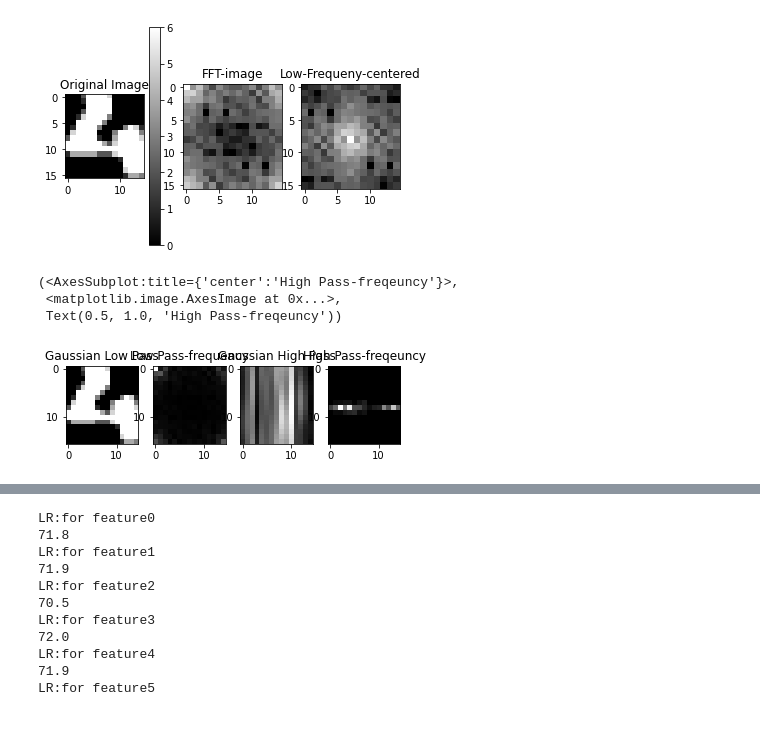
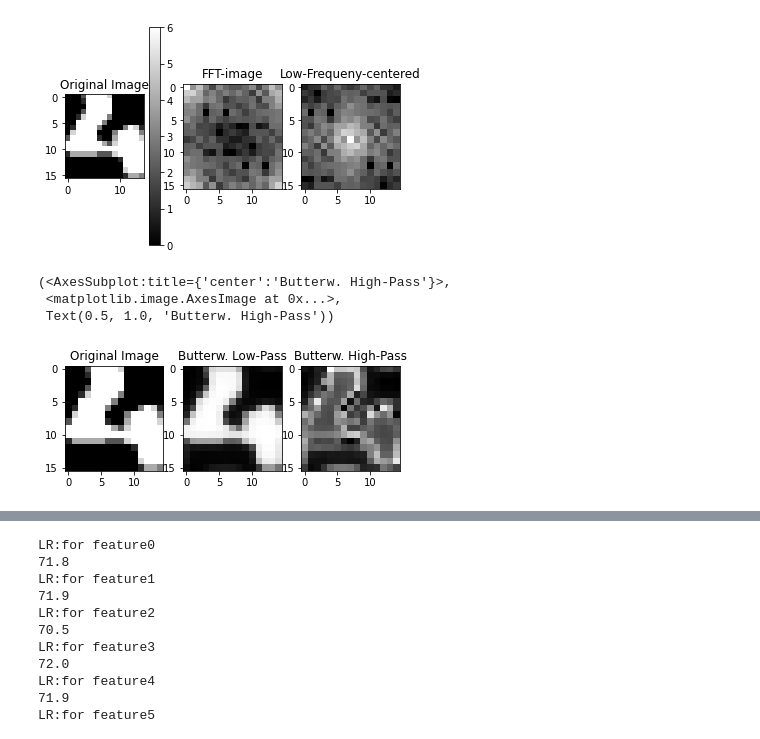
Before and after one commit to karthik-charan/Bio-inspired-handwritten-digit-recognition, a Jupyter notebook: FFT_frequency filtering exploration.ipynb, the cells around one changed output, grey strips where cells are left out. Drawn from its saved outputs; the diff is of its cells as text; code cells hidden in the pictures.

Commit message:
Updates on the frequency filtering exploration, replacing the current filters by butterworth filters and calculating the most useful frequencies for classification

```diff
--- a/FFT_frequency filtering exploration.ipynb
+++ b/FFT_frequency filtering exploration.ipynb
@@ -28,6 +30,28 @@ def gaussianHP(D0,imgShape):
         for y in range(rows):
             base[y,x]=1-np.exp(((-distance((y,x),center)**2)/(2*(D0**2))))
     return base
+
+def butterworthLP(D0,imgShape):
+    M,N=mat_r.shape
+    H=np.zeros((M,N), dtype=np.float32)
+#D0=10
+    n=0.5
+    for u in range(M):
+        for v in range(N):
+            D=np.sqrt((u-M/2)**2+(v-N/2)**2)
+            H[u,v]=1/(1+(D/D0)**(2*n))
+    return H
+
+def butterworthHP(D0,imgShape):
+    M,N=mat_r.shape
+    H=np.zeros((M,N), dtype=np.float32)
+#D0=10
+    n=0.5
+    for u in range(M):
+        for v in range(N):
+            D=np.sqrt((u-M/2)**2+(v-N/2)**2)
+            H[u,v]=1-(1/(1+(D/D0)**(2*n)))
+    return H
 # %%
 #this is a visualization of one of our examples. Please note that the line fshift = np.fft.fftshift(fft_data) in the code of the
 #FFT_transform in dataloader (at least in the version I use) is centering the low frequency band. So what you see here is that we
@@ -38,12 +62,12 @@ with open('Data/train_4.txt') as f:
         curr = line.strip()
         mat = np.fromstring(curr, dtype=int, sep='  ')
         mat_r = np.reshape(mat, (-1, 15))
-        plot_digi_fig(mat_r)
+        plt.subplot(121),plt.imshow(mat_r, "gray")
         print(mat_r)
         print(len(mat_r[0]))
         print(len(mat_r))
         mag_val = FFT_transform(mat_r)
-        plt.imshow(mag_val, "gray")
+        plt.subplot(122),plt.imshow(mag_val, "gray"),plt.colorbar()
         print(mag_val)
         len(mag_val)
         print(len(mag_val[0]))
@@ -85,27 +107,30 @@ plt.show
 [figure]
 # %%
 #here we apply a low pass gaussian filter
-LowPassCenter=center*gaussianLP(50,mat_r.shape)
+#LowPassCenter=center*gaussianLP(1,mat_r.shape)
+LowPassCenter=center*butterworthLP(10,mat_r.shape)
 LowPass=np.fft.ifftshift(LowPassCenter)
 inverse_LowPass=np.fft.ifft2(LowPass)
 
+plt.subplot(131),plt.imshow(mat_r, "gray"), plt.title("Original Image")
 #we plot the reconstructed image
-plt.subplot(141), plt.imshow(np.abs(inverse_LowPass),"gray"),plt.title("Gaussian Low Pass")
+plt.subplot(132), plt.imshow(np.abs(inverse_LowPass),"gray"),plt.title("Butterw. Low-Pass")
 #print(np.abs(LowPass)<np.abs(center))
 #we plot the image in the frequency domain. You can see that the middle which corresponds to the high-pass regions are filtered out
-plt.subplot(142), plt.imshow(np.abs(LowPass),"gray"),plt.title("Low Pass-frequency")
+#plt.subplot(142), plt.imshow(np.abs(LowPass),"gray"),plt.title("Low Pass-frequency")
 
 #here we apply a high pass gaussian filter
-HighPassCenter=center*gaussianHP(50,mat_r.shape)
+#HighPassCenter=center*gaussianHP(1,mat_r.shape)
+HighPassCenter=center*butterworthHP(10,mat_r.shape)
 HighPass=np.fft.ifftshift(HighPassCenter)
 inverse_HighPass=np.fft.ifft2(HighPass)
 #we plot the reconstructed image
-plt.subplot(143), plt.imshow(np.abs(inverse_HighPass),"gray"),plt.title("Gaussian High Pass")
+plt.subplot(133), plt.imshow(np.abs(inverse_HighPass),"gray"),plt.title("Butterw. High-Pass")
 
 #we plot the image in the frequency domain. You can see that everything but the middle which corresponds to the high-pass regions are filtered out
-plt.subplot(144), plt.imshow(np.abs(HighPass),"gray"),plt.title("High Pass-freqeuncy")
+#plt.subplot(144), plt.imshow(np.abs(HighPass),"gray"),plt.title("High Pass-freqeuncy")
 # %% [output]
-(<AxesSubplot:title={'center':'High Pass-freqeuncy'}>,
+(<AxesSubplot:title={'center':'Butterw. High-Pass'}>,
  <matplotlib.image.AxesImage at 0x...>,
- Text(0.5, 1.0, 'High Pass-freqeuncy'))
+ Text(0.5, 1.0, 'Butterw. High-Pass'))
-[figure, old version]
+[figure, new version]
```
Also changed, not shown: parts of 10 cells of this notebook.
